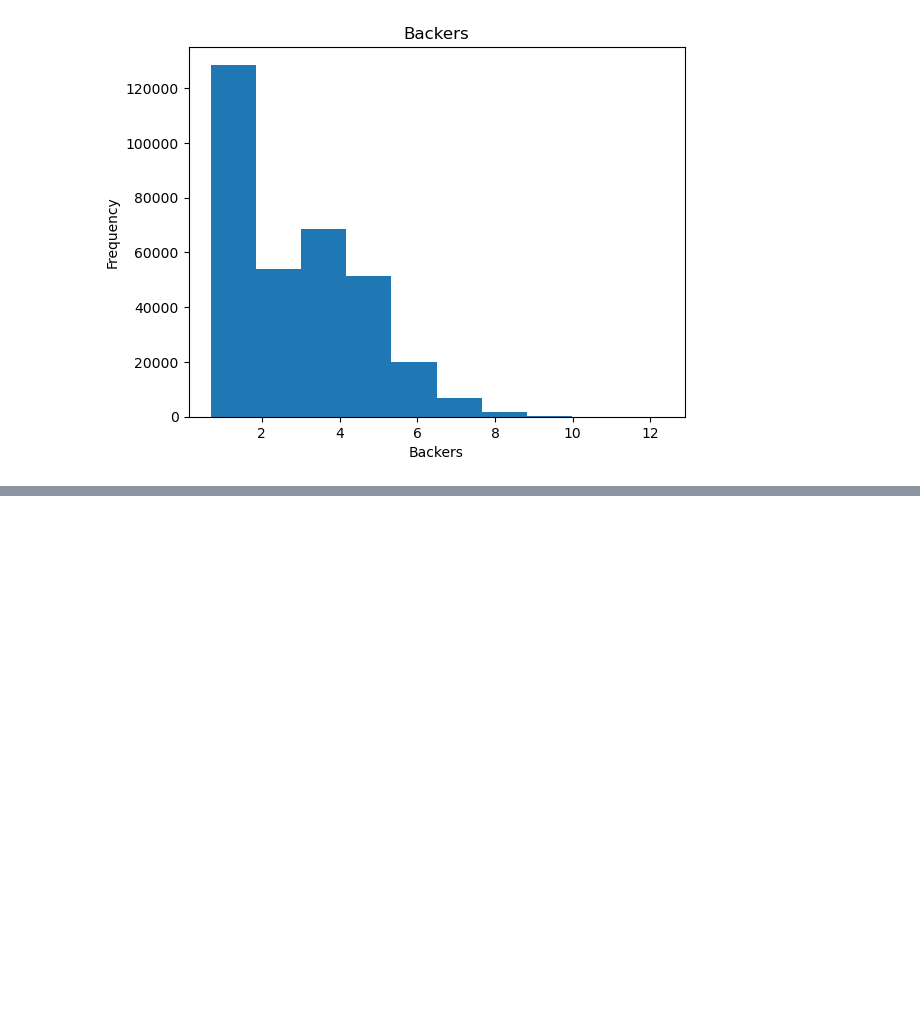
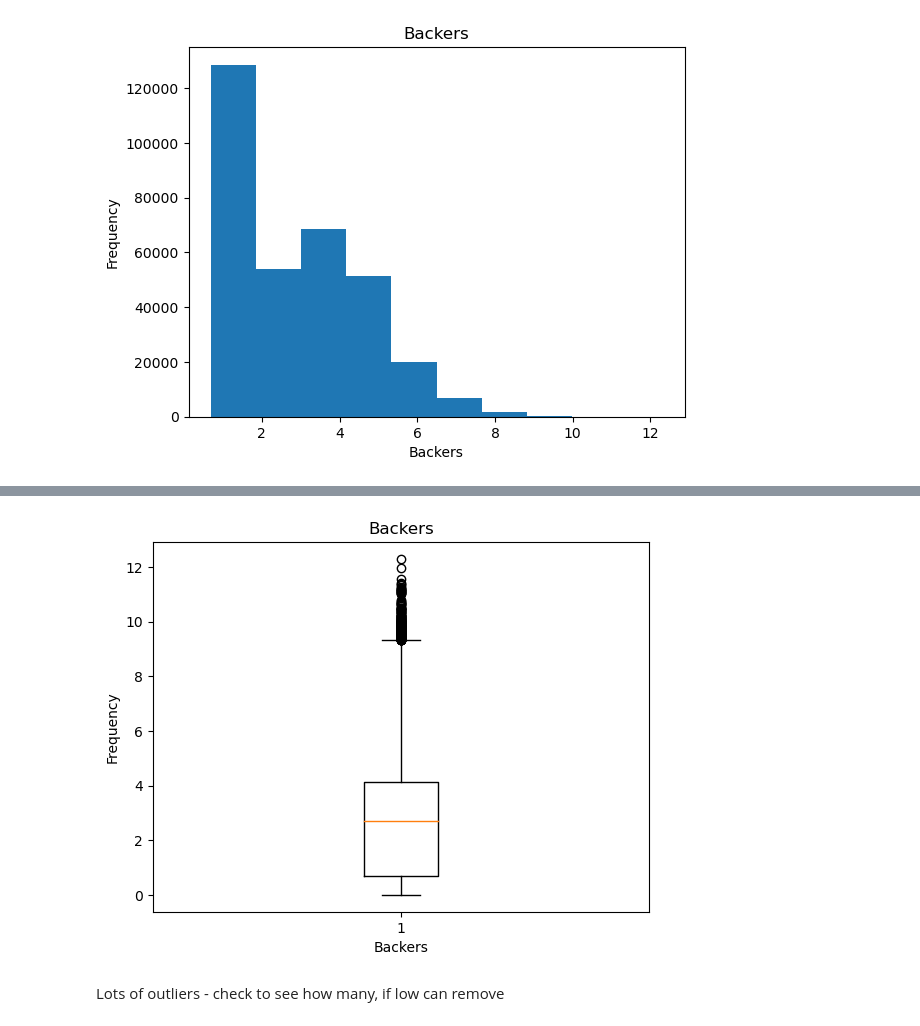
Before and after one commit to SBangarh/Kickstarter_analysis, a Jupyter notebook: eda.ipynb, the cells around one changed output, grey strips where cells are left out. Cells and saved outputs as stored; diff of their text form; code cells hidden in the pictures; blank space fills up the shorter version.

```diff
--- a/eda.ipynb
+++ b/eda.ipynb
@@ -466,0 +488,6 @@ histogram(working_df, 'Backers')
+# %%
+boxplots(working_df, 'Backers')
+# %% [output]
+[figure, added]
+# %% [markdown]
+Lots of outliers - check to see how many, if low can remove
```
Also changed, not shown: parts of 16 cells of this notebook.
